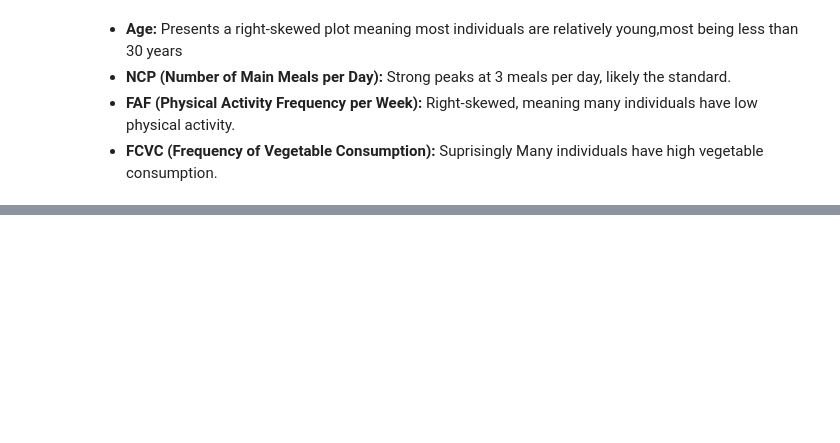
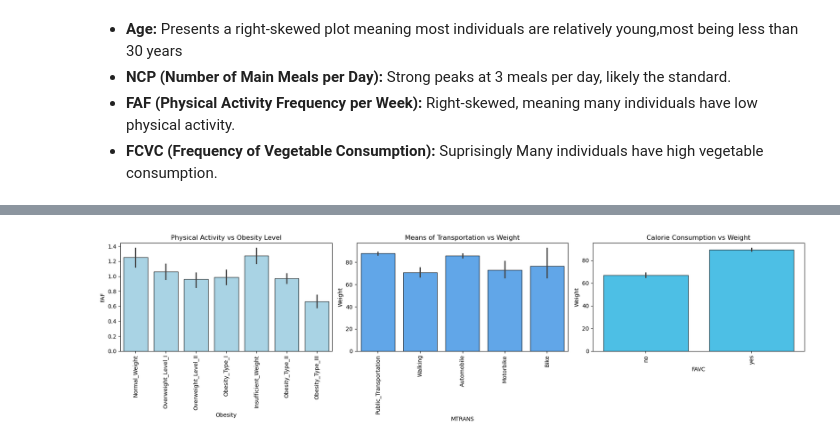
Before and after one commit to lamelkekana/Obesity_Prediction, a Jupyter notebook: obesity_prediction.ipynb, the cells around one changed output, grey strips where cells are left out. Saved outputs shown, nothing was run; the diff lists cells and outputs as text; code cells hidden in the pictures; blank space fills up the shorter version.

Commit message:
Exploratory Data Analysis
Univariate and multivariate analysis

```diff
--- a/obesity_prediction.ipynb
+++ b/obesity_prediction.ipynb
@@ -435,0 +464,31 @@ plt.show()
+# %%
+# Set figure size
+fig, axes = plt.subplots(1, 3, figsize=(18, 5))
+
+# Define blue spectrum colors
+colors = ['skyblue', 'dodgerblue', 'deepskyblue']
+
+glossy_style = {'alpha': 0.8, 'edgecolor': 'black'}  # Glossy effect
+
+# Plot 1: Physical Activity vs Obesity Level
+sns.barplot(ax=axes[0], x='Obesity', y='FAF', data=df, color=colors[0], **glossy_style)
+axes[0].set_title('Physical Activity vs Obesity Level')
+axes[0].tick_params(axis='x', rotation=90)
+
+# Plot 2: Means of Transportation vs Weight
+sns.barplot(ax=axes[1], x='MTRANS', y='Weight', data=df, color=colors[1], **glossy_style)
+axes[1].set_title('Means of Transportation vs Weight')
+axes[1].tick_params(axis='x', rotation=90)
+
+# Plot 3: Calorie Consumption vs Weight
+sns.barplot(ax=axes[2], x='FAVC', y='Weight', data=df, color=colors[2], **glossy_style)
+axes[2].set_title('Calorie Consumption vs Weight')
+axes[2].tick_params(axis='x', rotation=90)
+
+# Adjust layout for better spacing
+plt.tight_layout()
+
+# Display the plots
+plt.show()
+# %% [output]
+[figure, added]
```
Also changed, not shown: parts of 14 cells of this notebook.
